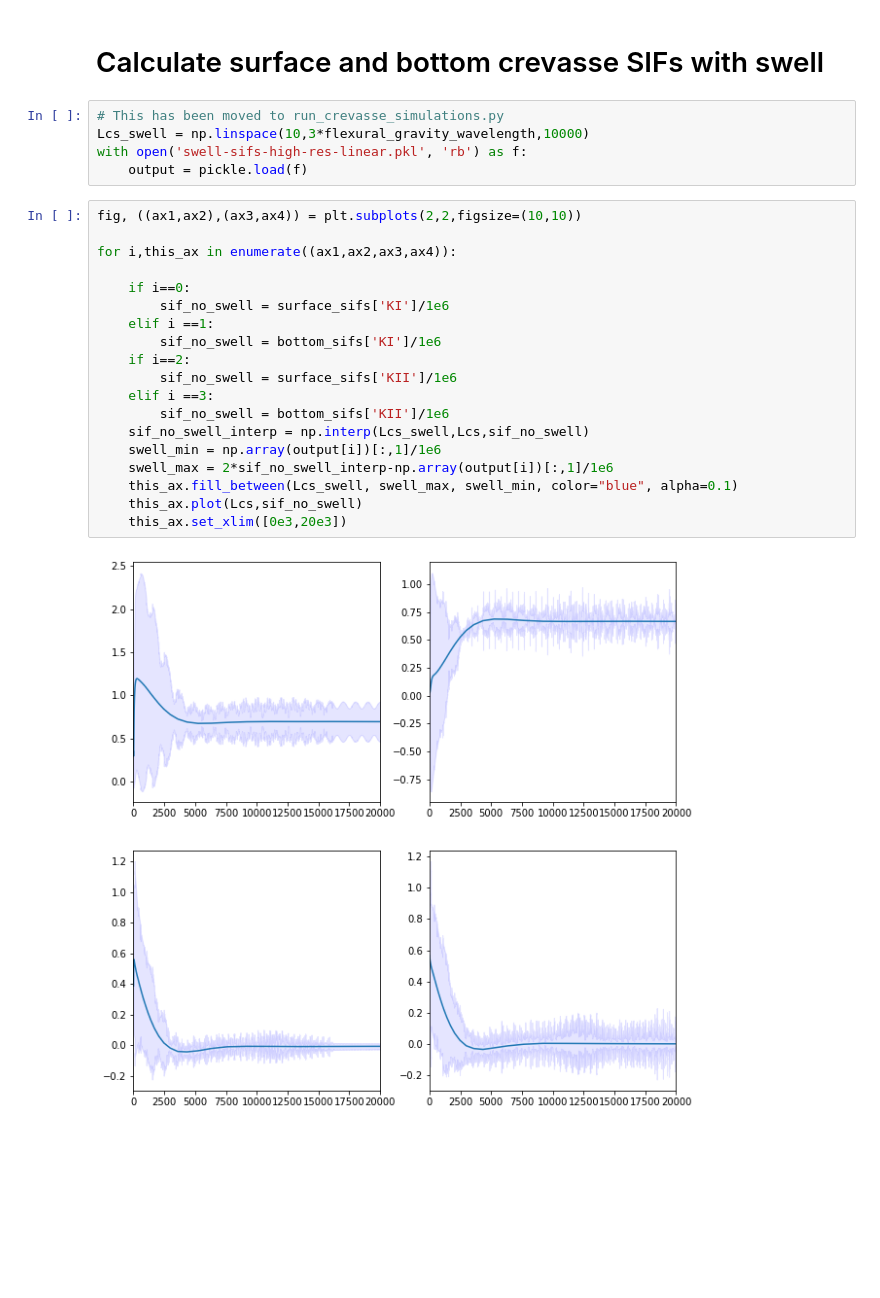
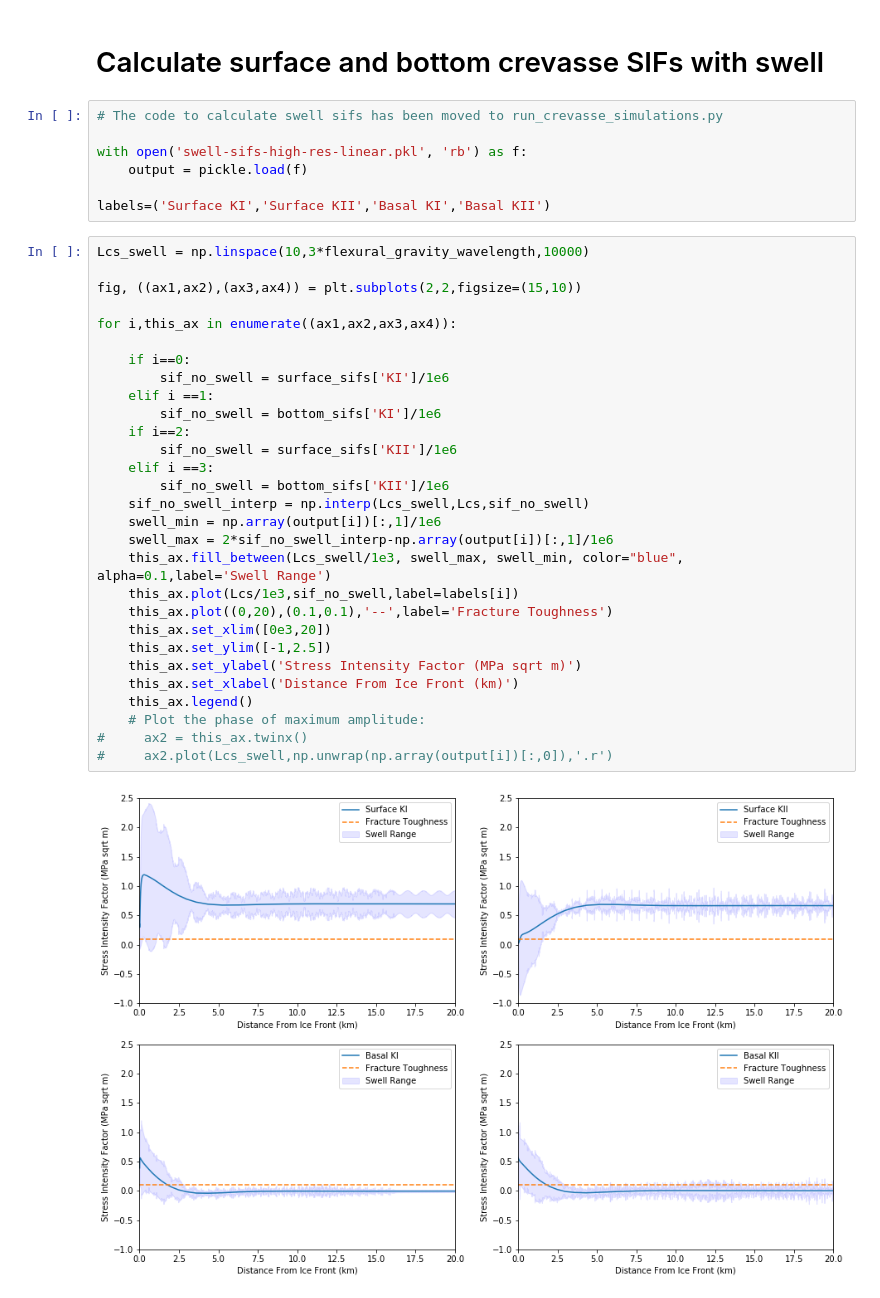
Before and after one commit to bradlipovsky/crevasserator, a Jupyter notebook: crevasse-model-parameter-space.ipynb, the cells around one changed output. Saved outputs shown, nothing was run; the diff lists cells and outputs as text; blank space fills up the shorter version.

```diff
--- a/crevasse-model-parameter-space.ipynb
+++ b/crevasse-model-parameter-space.ipynb
@@ -183,28 +183,40 @@ Text(0.5, 1.0, 'B. Near-front bottom crevasse')
 # %% [markdown]
 # Calculate surface and bottom crevasse SIFs with swell
 # %%
-# This has been moved to run_crevasse_simulations.py
-Lcs_swell = np.linspace(10,3*flexural_gravity_wavelength,10000)
+# The code to calculate swell sifs has been moved to run_crevasse_simulations.py
+
 with open('swell-sifs-high-res-linear.pkl', 'rb') as f:
     output = pickle.load(f)
+
+labels=('Surface KI','Surface KII','Basal KI','Basal KII')
 # %%
-fig, ((ax1,ax2),(ax3,ax4)) = plt.subplots(2,2,figsize=(10,10))
+Lcs_swell = np.linspace(10,3*flexural_gravity_wavelength,10000)
+
+fig, ((ax1,ax2),(ax3,ax4)) = plt.subplots(2,2,figsize=(15,10))
 
 for i,this_ax in enumerate((ax1,ax2,ax3,ax4)):
 
     if i==0:
         sif_no_swell = surface_sifs['KI']/1e6
     elif i ==1:
         sif_no_swell = bottom_sifs['KI']/1e6
     if i==2:
         sif_no_swell = surface_sifs['KII']/1e6
     elif i ==3:
         sif_no_swell = bottom_sifs['KII']/1e6
     sif_no_swell_interp = np.interp(Lcs_swell,Lcs,sif_no_swell)
     swell_min = np.array(output[i])[:,1]/1e6
     swell_max = 2*sif_no_swell_interp-np.array(output[i])[:,1]/1e6
-    this_ax.fill_between(Lcs_swell, swell_max, swell_min, color="blue", alpha=0.1)
-    this_ax.plot(Lcs,sif_no_swell)
-    this_ax.set_xlim([0e3,20e3])
+    this_ax.fill_between(Lcs_swell/1e3, swell_max, swell_min, color="blue", alpha=0.1,label='Swell Range')
+    this_ax.plot(Lcs/1e3,sif_no_swell,label=labels[i])
+    this_ax.plot((0,20),(0.1,0.1),'--',label='Fracture Toughness')
+    this_ax.set_xlim([0e3,20])
+    this_ax.set_ylim([-1,2.5])
+    this_ax.set_ylabel('Stress Intensity Factor (MPa sqrt m)')
+    this_ax.set_xlabel('Distance From Ice Front (km)')
+    this_ax.legend()
+    # Plot the phase of maximum amplitude:
+#     ax2 = this_ax.twinx()
+#     ax2.plot(Lcs_swell,np.unwrap(np.array(output[i])[:,0]),'.r')
 # %% [output]
-[figure, old version]
+[figure, new version]
```
Also changed, not shown: parts of 7 cells of this notebook.
